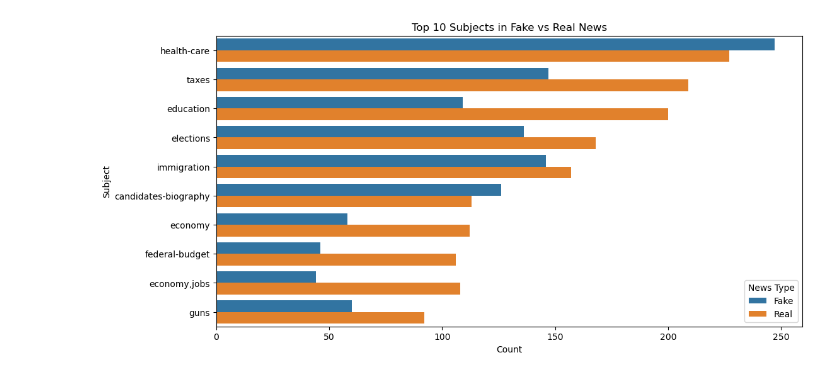
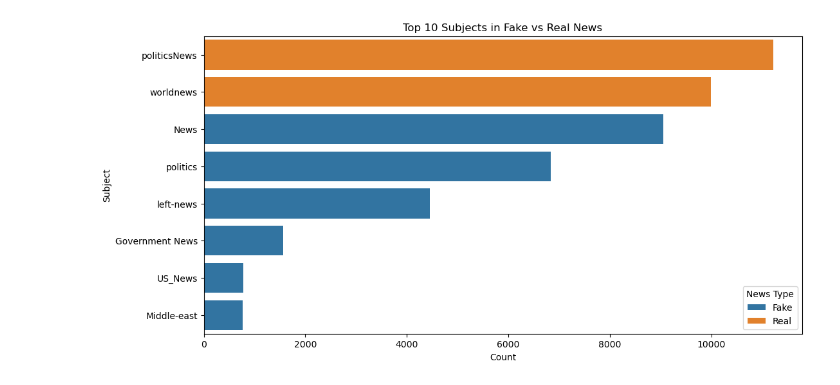
Before and after one commit to agmillman/project-4-fake-news, a Jupyter notebook: data_analysis.ipynb, the cells around one changed output. Drawn from its saved outputs; the diff is of its cells as text; code cells hidden in the pictures.

```diff
--- a/data_analysis.ipynb
+++ b/data_analysis.ipynb
@@ -17,7 +27,7 @@ import seaborn as sns
 from textblob import TextBlob
 # %%
 # Load cleaned dataset
-df = pd.read_csv("liar_cleaned.csv")
+df = pd.read_csv("data_cleaned.csv")
 
 # Display basic dataset info
 print("Dataset Shape:", df.shape)
@@ -79,11 +77,11 @@ max             105.000000      1.000000
 # %%
 # Most common subjects in fake vs real news
 plt.figure(figsize=(12, 6))
-sns.countplot(y=df['subject'], order=df['subject'].value_counts().index[:10], hue=df['binary_label'])
+sns.countplot(y=df['subject'], order=df['subject'].value_counts().index[:10], hue=df['real'])
 plt.title("Top 10 Subjects in Fake vs Real News")
 plt.xlabel("Count")
 plt.ylabel("Subject")
 plt.legend(title="News Type", labels=["Fake", "Real"])
 plt.show()
 # %% [output]
-[figure, old version]
+[figure, new version]
```
Also changed, not shown: parts of 7 cells of this notebook, 1 other file.
